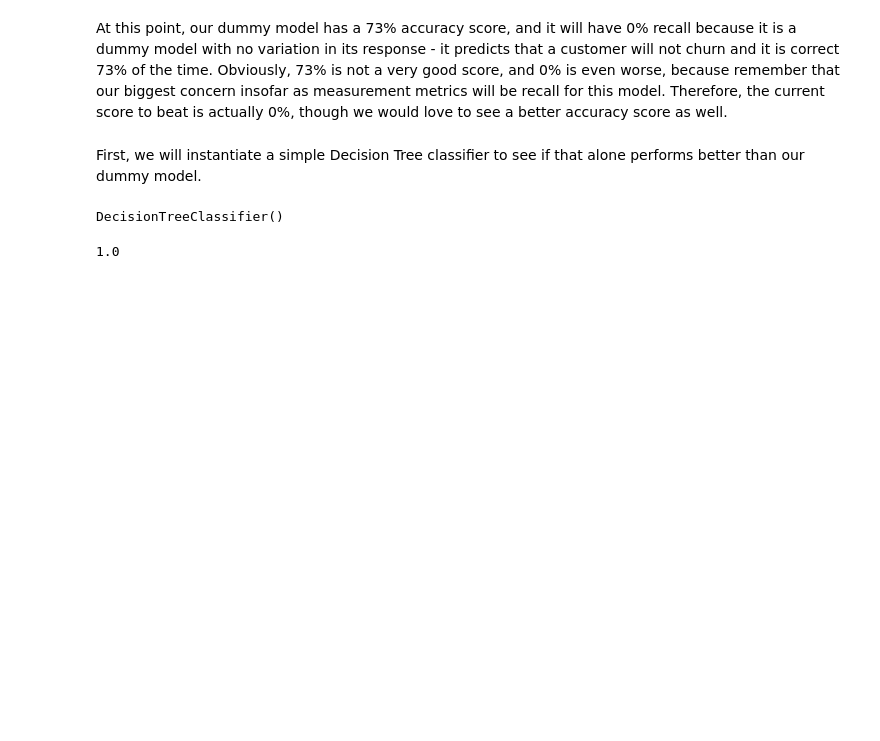
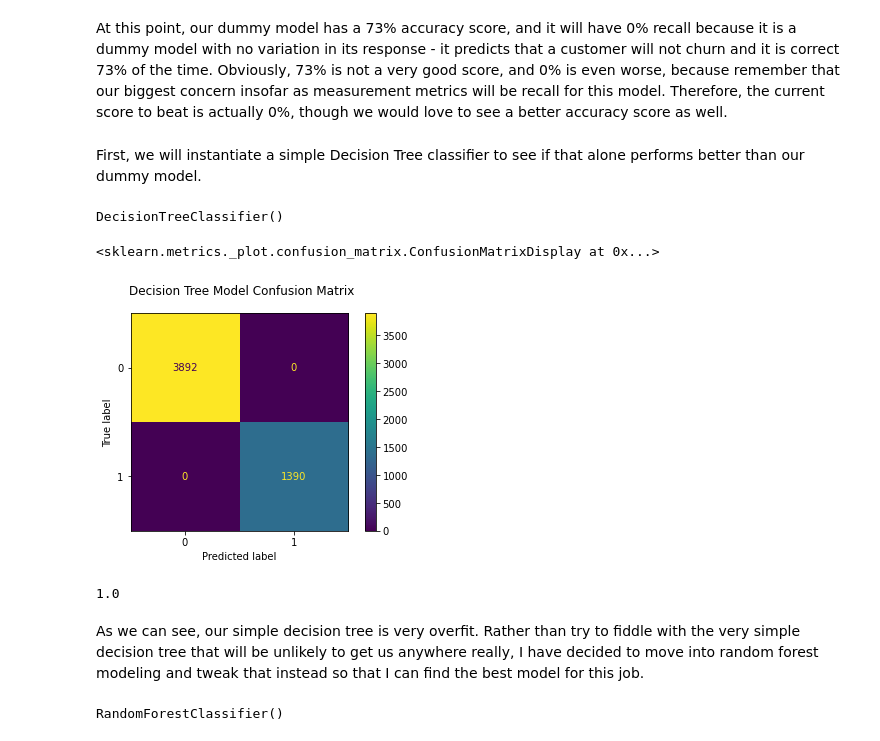
Before and after one commit to falloutb1tch/ChurnBackTime, a Jupyter notebook: Final.ipynb, the cells around one changed output. Saved outputs shown, nothing was run; the diff lists cells and outputs as text; code cells hidden in the pictures; blank space fills up the shorter version.

```diff
--- a/Final.ipynb
+++ b/Final.ipynb
@@ -605,7 +606,18 @@ clf = tree.DecisionTreeClassifier()
 clf.fit(X_train_encoded, encoded_y_train)
 # %% [output]
 DecisionTreeClassifier()
+# %%
+fig, ax = plt.subplots()
+
+fig.suptitle("Decision Tree Model Confusion Matrix")
+
+ConfusionMatrixDisplay(confusion_matrix(encoded_y_train, clf.predict(X_train_encoded))).plot(ax=ax)
+# %% [output]
+<sklearn.metrics._plot.confusion_matrix.ConfusionMatrixDisplay at 0x...>
+[figure, added]
 # %%
 clf.score(X_train_encoded, encoded_y_train)
 # %% [output]
 1.0
+# %% [markdown]
+As we can see, our simple decision tree is very overfit. Rather than try to fiddle with the very simple decision tree that will be unlikely to get us anywhere really, I have decided to move into random forest modeling and tweak that instead so that I can find the best model for this job.
@@ -611,0 +626,4 @@ clf.score(X_train_encoded, encoded_y_train)
+# %%
+rfc.fit(X_train_encoded, encoded_y_train)
+# %% [output]
+RandomForestClassifier()
```
Also changed, not shown: parts of 20 cells of this notebook.
